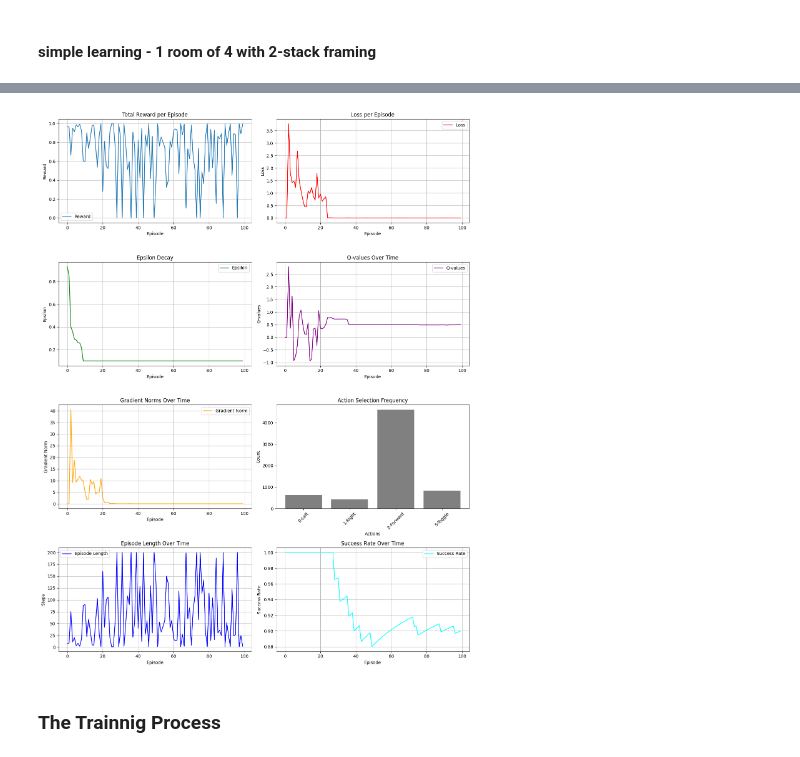
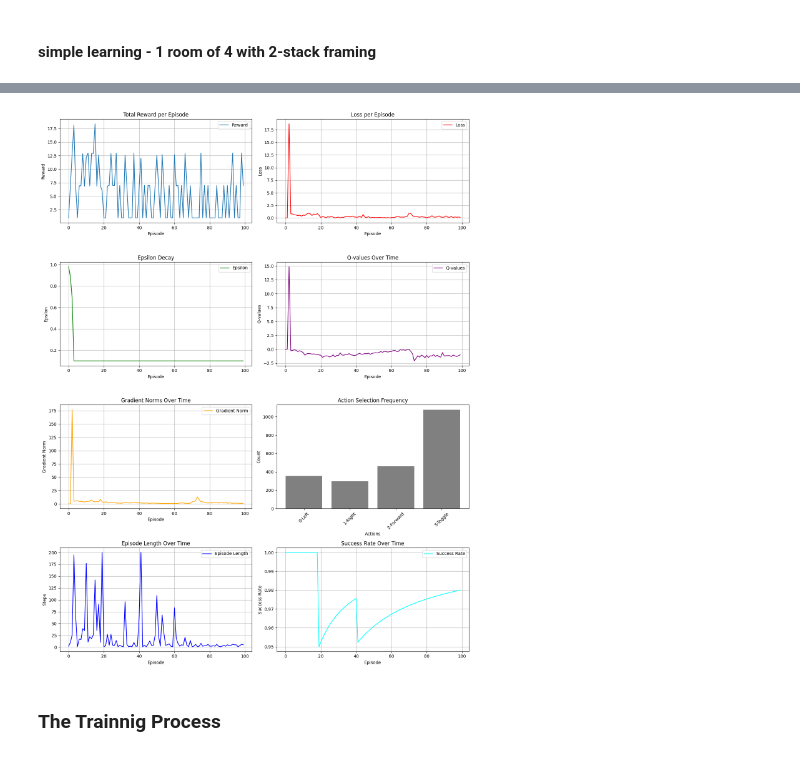
Before and after one commit to yGit741/RL-final, a Jupyter notebook: final_project_training_204266191_318947470.ipynb, the cells around one changed output, grey strips where cells are left out. Drawn from its saved outputs; the diff is of its cells as text; code cells hidden in the pictures.

Commit message:
improved reward shaping

```diff
--- a/final_project_training_204266191_318947470.ipynb
+++ b/final_project_training_204266191_318947470.ipynb
@@ -1307,12 +1317,14 @@ class ReplayBuffer:
 
     def __init__(self, buffer_size: int, batch_size: int, alpha: float = 0.6, beta: float = 0.4,
                  beta_increment: float = 0.001, per_epsilon: float = 1e-5, per: bool = False,
-                 device: Optional[str] = None) -> None:
+                 device: Optional[str] = None,
+                 seed=None) -> None:
         """
         Initializes the replay buffer and allocates storage for experiences and priorities.
 
         See class docstring for argument details.
         """
+        self.seed=seed
         self.device = device if device else ("cuda" if torch.cuda.is_available() else "cpu")
         self.buffer_size = buffer_size
         self.batch_size = batch_size
@@ -1607,7 +1619,8 @@ class BaseAgent(ABC):
         actions_space_mapped=None,
         ddqn = False,
         per=False,
-        dueling = False
+        dueling = False,
+        seed = None
         ) -> None:
         """
         Initializes the BaseAgent with RL hyperparameters relevant to most algorithms.
@@ -1639,6 +1652,8 @@ class BaseAgent(ABC):
             self.actions_space = ACTIONS_SPACES
             self.actions_space_mapped = ACTIONS_SPACES_MAPPED
 
+        self.seed=seed
+
         self.device = torch.device(device if device else ("cuda" if torch.cuda.is_available() else "cpu"))
         self.per = per
         self.dueling = dueling
@@ -1656,7 +1671,7 @@ class BaseAgent(ABC):
         self.frame_stack = FrameStackPreprocess(frames_in_stack, downsample_size)
 
         # Replay buffer to store past experiences
-        self.memory = ReplayBuffer(buffer_size, batch_size, device=self.device, per=per, alpha=alpha, beta=beta, beta_increment=beta_increment, per_epsilon=per_epsilon)
+        self.memory = ReplayBuffer(buffer_size, batch_size, device=self.device, per=per, alpha=alpha, beta=beta, beta_increment=beta_increment, per_epsilon=per_epsilon, seed=self.seed)
 
         # Initialize policy and target networks
         self.policy_net = self._build_model().to(self.device)
@@ -2358,12 +2373,21 @@ def plot_training_process(training_process: Any, window_size: int = 100) -> None
     plt.show()
 # %% [markdown]
 ### Test Training Functions
+# %%
+def set_seeds(seed=42):
+    random.seed(seed)
+    np.random.seed(seed)
+    torch.manual_seed(seed)
+    torch.cuda.manual_seed_all(seed)
+    torch.backends.cudnn.deterministic = True
+    torch.backends.cudnn.benchmark = False
 # %%
 
+import random
 def init_env_DQNagent_train(
+                         seed=None,
                          num_rooms=2,
                          max_room_size=4,
-                         env_seed=None,
                          frames_in_stack=3,
                          downsample_size=(7, 7),
                          gamma=0.99,
@@ -2390,10 +2414,13 @@ def init_env_DQNagent_train(
                          plot_training = True):
     """Initializes environment, agent, and trainer for training."""
 
-    if env_seed is None:
-        env_seed = np.random.randint(0, 100000)
+    if seed is not None:
+        set_seeds(seed)
+    else:
+        set_seeds(random.randint(0, 1000))
 
-    env, obs = create_multiroom_env(num_rooms, max_room_size,max_steps=max_steps, seed=env_seed, reward_shaping=reward_shaping, distance_weight=distance_weight, revisit_penalty=revisit_penalty, door_open_reward=door_open_reward, progress_reward=progress_reward)
+
+    env, obs = create_multiroom_env(num_rooms, max_room_size,max_steps=max_steps, seed=seed, reward_shaping=reward_shaping, distance_weight=distance_weight, revisit_penalty=revisit_penalty, door_open_reward=door_open_reward, progress_reward=progress_reward)
 
     agent = DQNAgent(
         frames_in_stack=frames_in_stack,
@@ -2409,7 +2436,9 @@ def init_env_DQNagent_train(
         ddqn=ddqn,
         per=per,
         dueling=dueling,
-        use_amp=use_amp
+        use_amp=use_amp,
+        seed=seed
+
     )
     trainer = Trainer(
         env=env,
@@ -2561,33 +2608,32 @@ env, agent, trainer = init_env_DQNagent_train(
 # %%
 env, agent, trainer = init_env_DQNagent_train(
+    seed=43,              # Fix a seed for reproducibility
     num_rooms=1,
     max_room_size=4,
     num_episodes=100,           # Enough to see if it converges
     max_steps=200,              # Smaller steps (it's just 1 room)
-    env_seed=123,              # Fix a seed for reproducibility
-    frames_in_stack=1,         # No need for stacking in simplest test
+    frames_in_stack=2,         # No need for stacking in simplest test
     downsample_size=(4, 4),    # Fine if you want to keep it small
     gamma=0.99,
     learning_rate=0.001,       # Or 2.5e-4 is also common
     max_epsilon=1.0,
     epsilon_decay=0.99,
     min_epsilon=0.1,
     target_update_freq=1000,   # Should be okay for a simple environment
     batch_size=32,             # Smaller batch is plenty in a tiny env
     buffer_size=1000,          # Keep buffer modest
     use_amp=False,             # Off for a small test
     log_interval=5,            # Print logs every 5 episodes
     save_video_interval=50,    # Don’t need a lot of video
     reward_shaping=True,
     distance_weight=0.0,    # ✅ Ensure no distance shaping
     revisit_penalty=0,    # ✅ Ensure no penalty for loops
-    door_open_reward=0.0,   # ✅ Ensure no bonus for doors
+    door_open_reward=6,   # ✅ Ensure no bonus for doors
     progress_reward=0.0,     # ✅ Ensure no step-based reward    # ✅ Turn OFF shaping for a pure test
-    # distance_weight=..., revisit_penalty=..., etc. can be omitted or zeroed
     ddqn=False,                # No double DQN for pure baseline
     per=False,                 # No prioritized replay
     dueling=False,             # No dueling network
     plot_training=True         # Let’s see the training curves
 )
 # %% [output]
-[figure, old version]
+[figure, new version]
```
Also changed, not shown: parts of 13 cells of this notebook.
